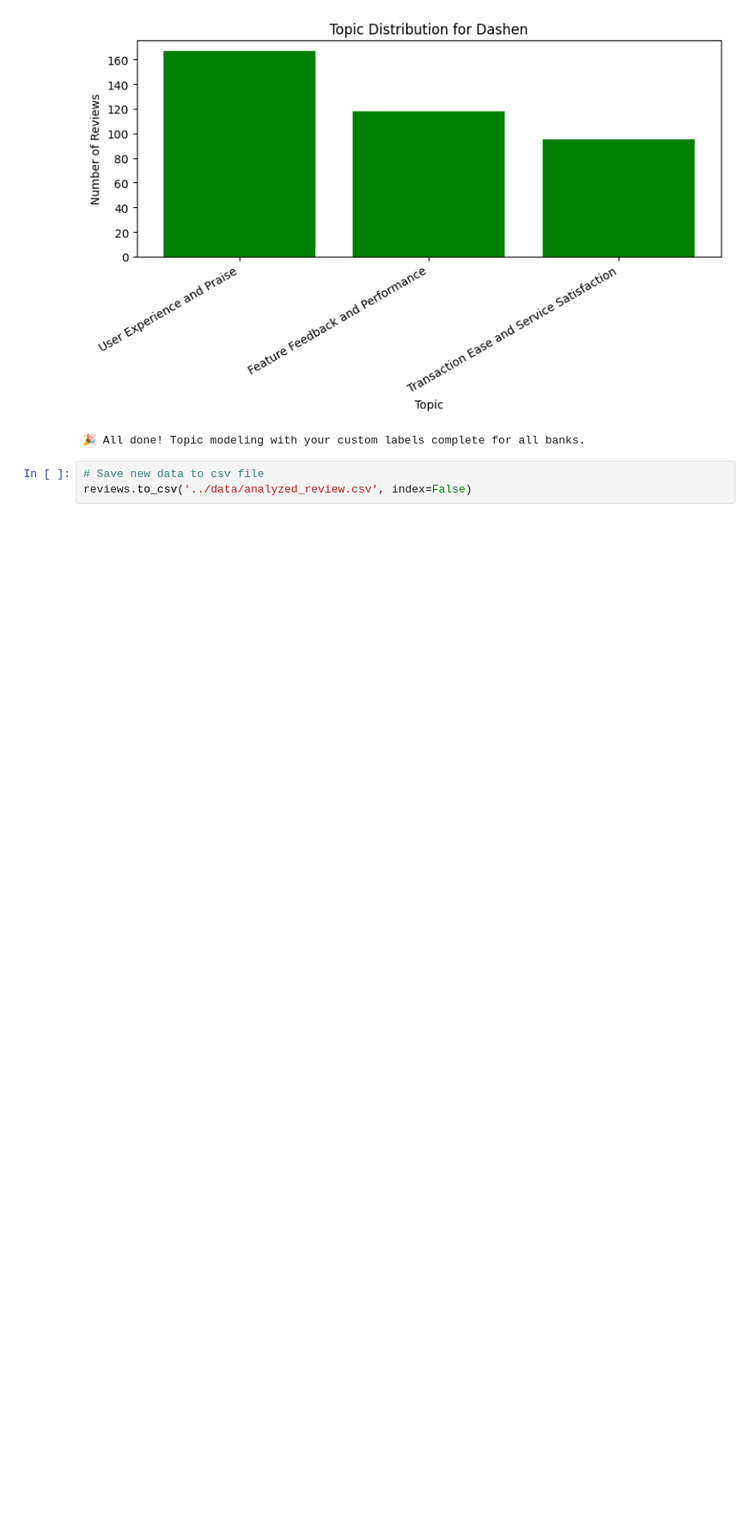
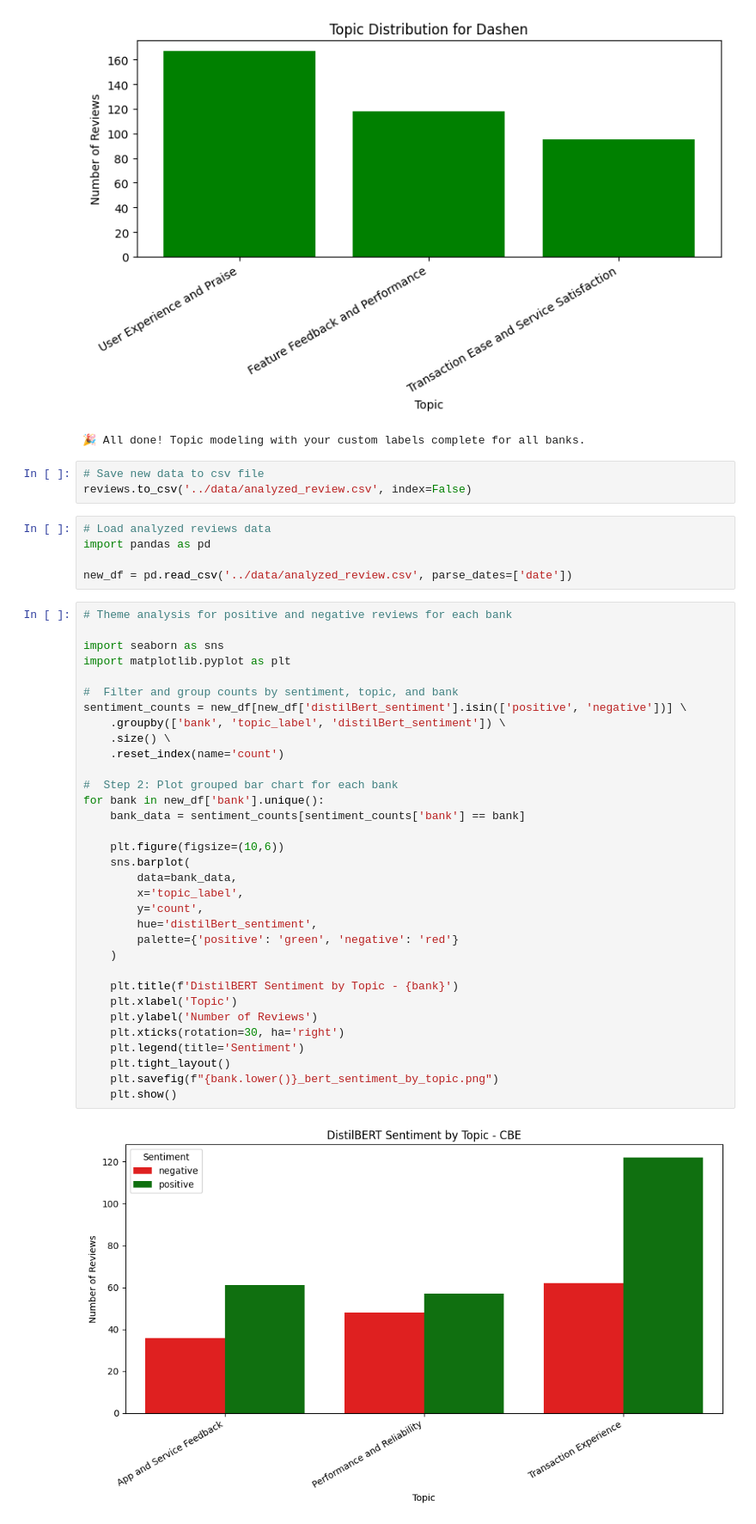
Before and after one commit to AmhaBK/Customer-Experience-Analysis, a Jupyter notebook: notebooks/sentimentAnalysis.ipynb, the cells around one changed output. Shown at 86% size. Drawn from its saved outputs; the diff is of its cells as text; blank space fills up the shorter version.

Commit message:
Topic differentiation and plotting for positive and negative reviews done for each bank

```diff
--- a/notebooks/sentimentAnalysis.ipynb
+++ b/notebooks/sentimentAnalysis.ipynb
@@ -465,3 +462,43 @@ Number of reviews: 380
 # %%
 # Save new data to csv file
 reviews.to_csv('../data/analyzed_review.csv', index=False)
+# %%
+# Load analyzed reviews data
+import pandas as pd
+
+new_df = pd.read_csv('../data/analyzed_review.csv', parse_dates=['date'])
+# %%
+# Theme analysis for positive and negative reviews for each bank
+
+import seaborn as sns
+import matplotlib.pyplot as plt
+
+#  Filter and group counts by sentiment, topic, and bank
+sentiment_counts = new_df[new_df['distilBert_sentiment'].isin(['positive', 'negative'])] \
+    .groupby(['bank', 'topic_label', 'distilBert_sentiment']) \
+    .size() \
+    .reset_index(name='count')
+
+#  Step 2: Plot grouped bar chart for each bank
+for bank in new_df['bank'].unique():
+    bank_data = sentiment_counts[sentiment_counts['bank'] == bank]
+
+    plt.figure(figsize=(10,6))
+    sns.barplot(
+        data=bank_data,
+        x='topic_label',
+        y='count',
+        hue='distilBert_sentiment',
+        palette={'positive': 'green', 'negative': 'red'}
+    )
+
+    plt.title(f'DistilBERT Sentiment by Topic - {bank}')
+    plt.xlabel('Topic')
+    plt.ylabel('Number of Reviews')
+    plt.xticks(rotation=30, ha='right')
+    plt.legend(title='Sentiment')
+    plt.tight_layout()
+    plt.savefig(f"{bank.lower()}_bert_sentiment_by_topic.png")
+    plt.show()
+# %% [output]
+[figure, added]
```
Also changed, not shown: parts of 3 cells of this notebook.
